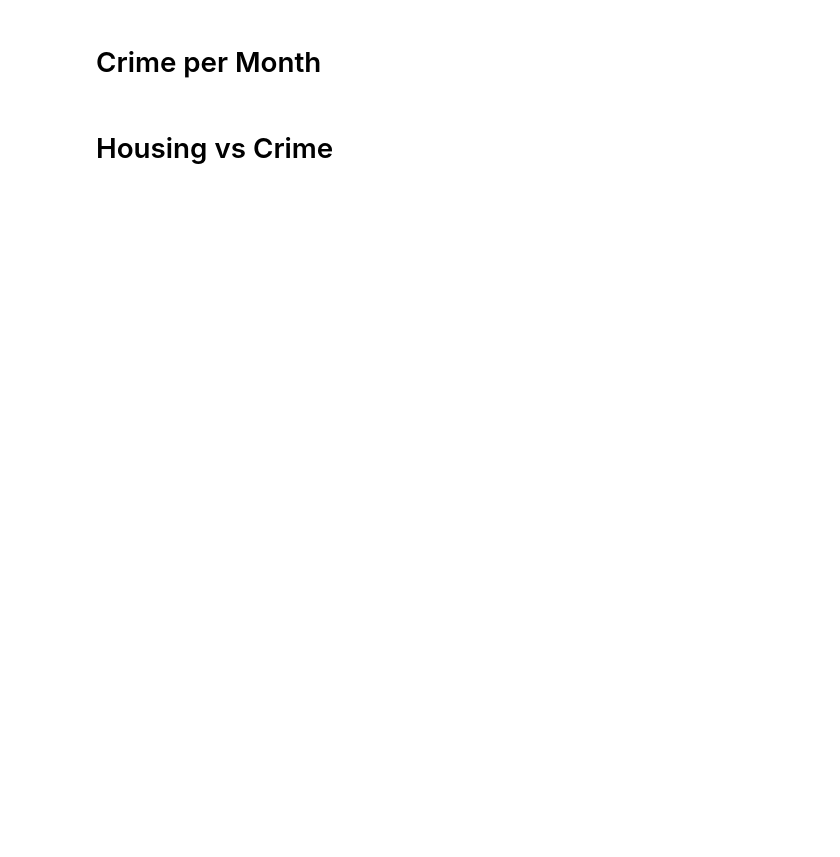
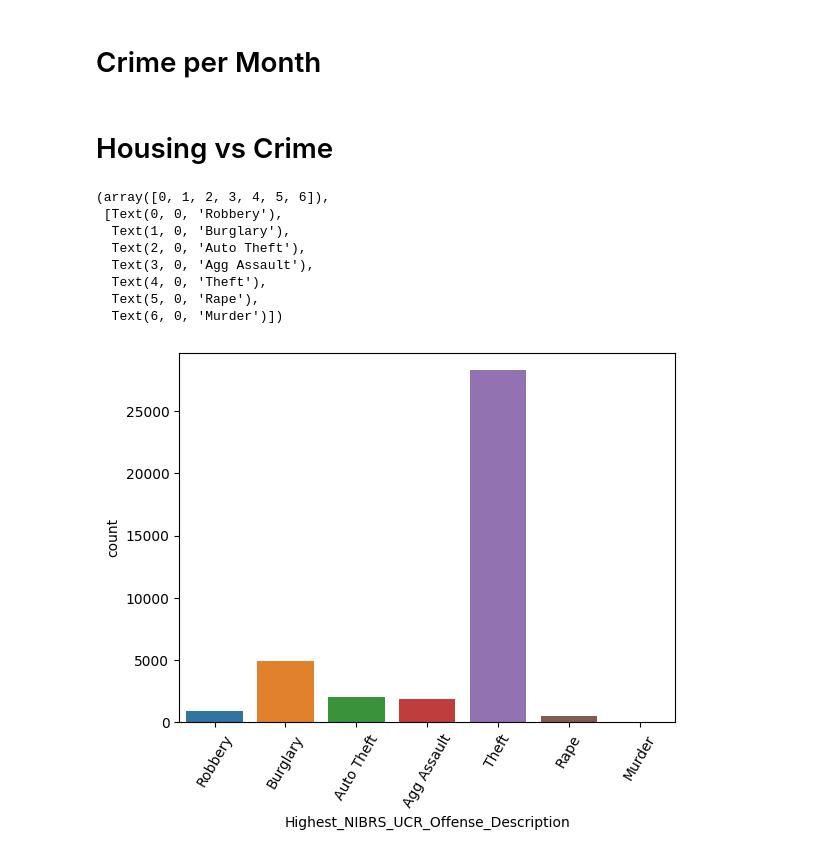
Before and after one commit to ablibranix/project2, a Jupyter notebook: project2.ipynb, the cells around one changed output. Cells and saved outputs as stored; diff of their text form; code cells hidden in the pictures; blank space fills up the shorter version.

```diff
--- a/project2.ipynb
+++ b/project2.ipynb
@@ -12,6 +12,19 @@ pd.set_option('display.max_columns', None)
 # Crime per Month
 # %% [markdown]
 # Housing vs Crime
+# %%
+crimeAustin = crimeHousing[crimeHousing.Zip_Code_Housing.notna()]
+crimeAustin = crimeHousing[['Highest_NIBRS_UCR_Offense_Description','Zip_Code_Crime']].reset_index()
 # %%
-crimeAustin = crimeHousing[['Highest_Offense_Desc', 'Highest_NIBRS_UCR_Offense_Description', 'Clearance_Status', 'District', 'Zip_Code_Crime']].reset_index()
-crimeAustin = crimeHousing[crimeHousing.Zip_Code_Housing.notna()]
+sns.countplot(x='Highest_NIBRS_UCR_Offense_Description', data=crimeAustin)
+plt.xticks(rotation=60)
+# %% [output]
+(array([0, 1, 2, 3, 4, 5, 6]),
+ [Text(0, 0, 'Robbery'),
+  Text(1, 0, 'Burglary'),
+  Text(2, 0, 'Auto Theft'),
+  Text(3, 0, 'Agg Assault'),
+  Text(4, 0, 'Theft'),
+  Text(5, 0, 'Rape'),
+  Text(6, 0, 'Murder')])
+[figure, added]
```
Also changed, not shown: parts of 5 cells of this notebook.
